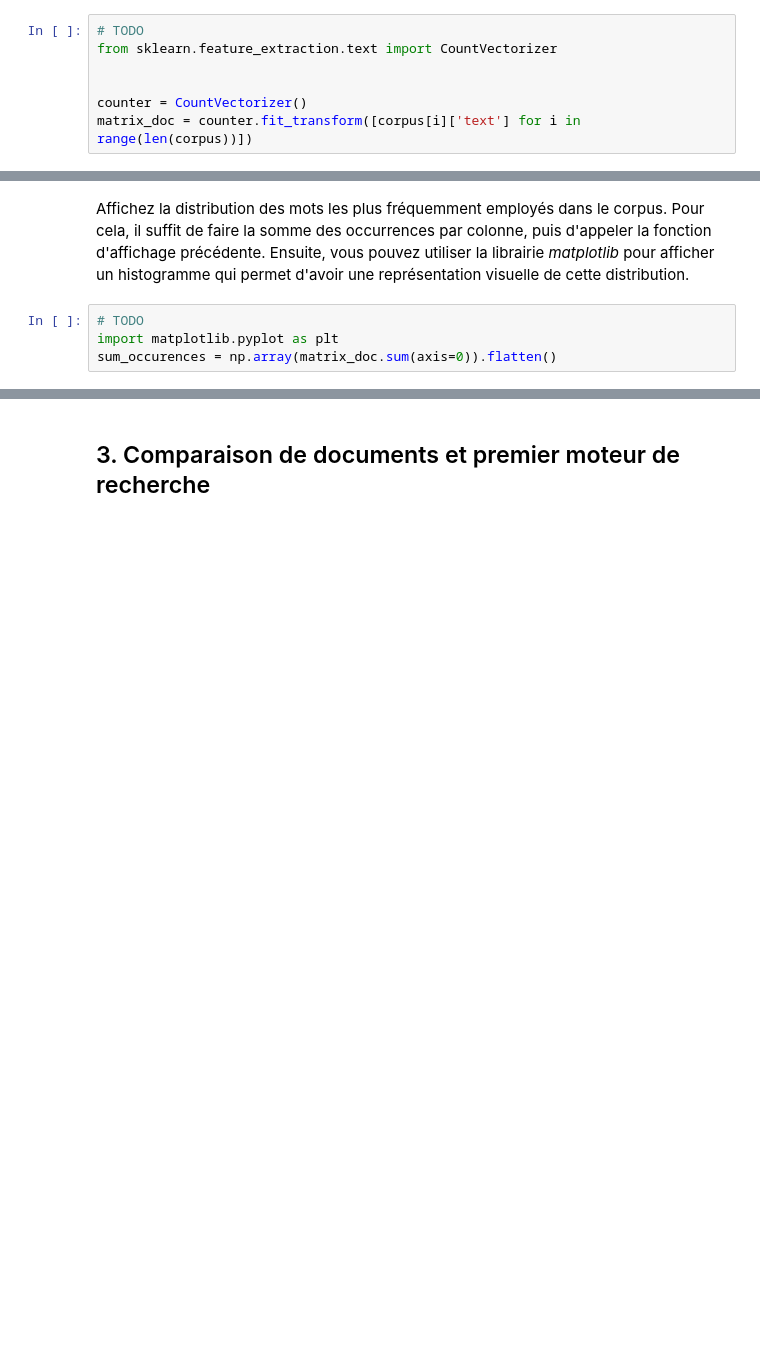
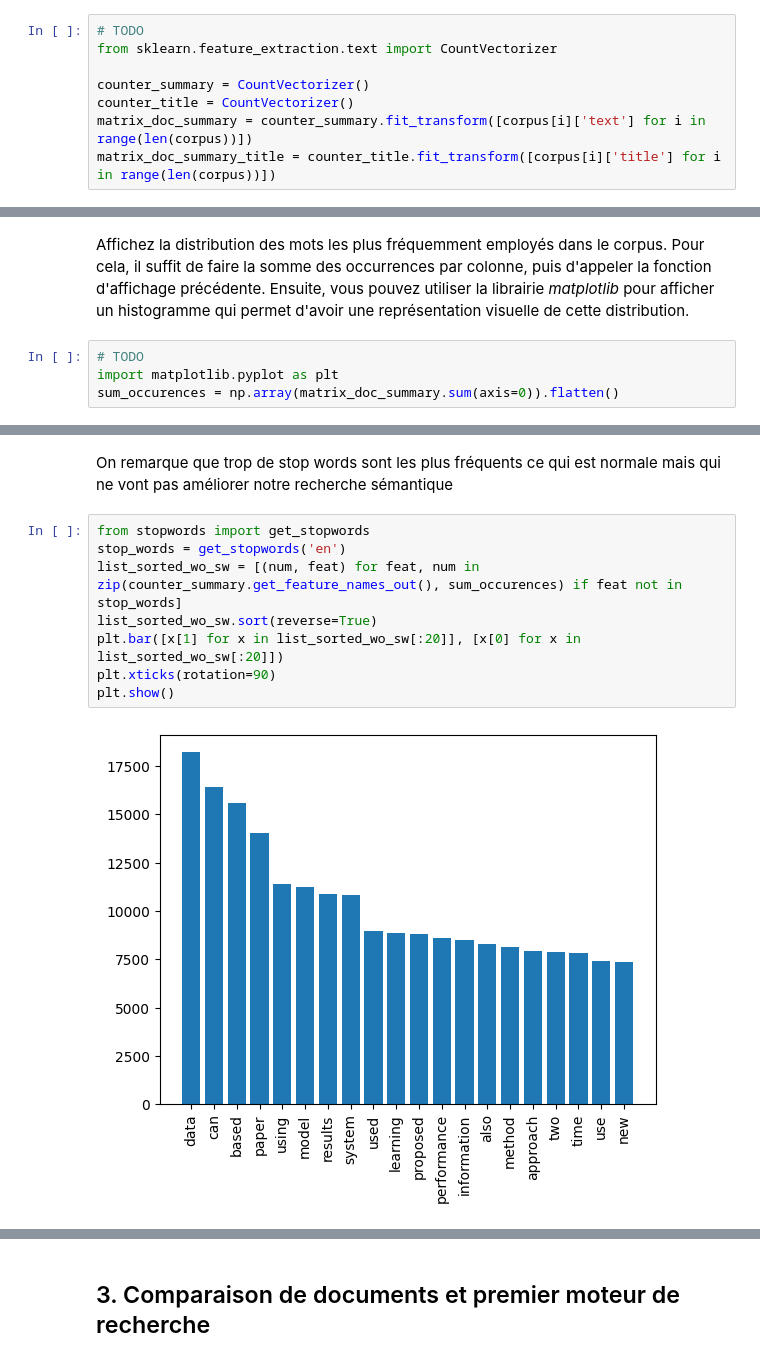
Before and after one commit to yahyachibani/Moteur-de-recherche-semantique, a Jupyter notebook: BE_CS2.ipynb, the cells around one changed output, grey strips where cells are left out. Cells and saved outputs as stored; diff of their text form; blank space fills up the shorter version.

```diff
--- a/BE_CS2.ipynb
+++ b/BE_CS2.ipynb
@@ -239,7 +239,8 @@ dict_keys(['_id', 'title', 'text', 'metadata'])
 # TODO
 from sklearn.feature_extraction.text import CountVectorizer
 
-
-counter = CountVectorizer()
-matrix_doc = counter.fit_transform([corpus[i]['text'] for i in range(len(corpus))])
+counter_summary = CountVectorizer()
+counter_title = CountVectorizer()
+matrix_doc_summary = counter_summary.fit_transform([corpus[i]['text'] for i in range(len(corpus))])
+matrix_doc_summary_title = counter_title.fit_transform([corpus[i]['title'] for i in range(len(corpus))])
 # %%
@@ -338,4 +341,4 @@ Affichez la distribution des mots les plus fréquemment employés dans le corpus
 # %%
 # TODO
 import matplotlib.pyplot as plt
-sum_occurences = np.array(matrix_doc.sum(axis=0)).flatten()
+sum_occurences = np.array(matrix_doc_summary.sum(axis=0)).flatten()
@@ -352,3 +351,15 @@ plt.show()
 # print(list_sorted[:10])
 # %% [output]
 [figure]
+# %% [markdown]
+On remarque que trop de stop words sont les plus fréquents ce qui est normale mais qui ne vont pas améliorer notre recherche sémantique
+# %%
+from stopwords import get_stopwords
+stop_words = get_stopwords('en')
+list_sorted_wo_sw = [(num, feat) for feat, num in zip(counter_summary.get_feature_names_out(), sum_occurences) if feat not in stop_words]
+list_sorted_wo_sw.sort(reverse=True)
+plt.bar([x[1] for x in list_sorted_wo_sw[:20]], [x[0] for x in list_sorted_wo_sw[:20]])
+plt.xticks(rotation=90)
+plt.show()
+# %% [output]
+[figure, added]
```
Also changed, not shown: parts of 15 cells of this notebook, 2 other files.
